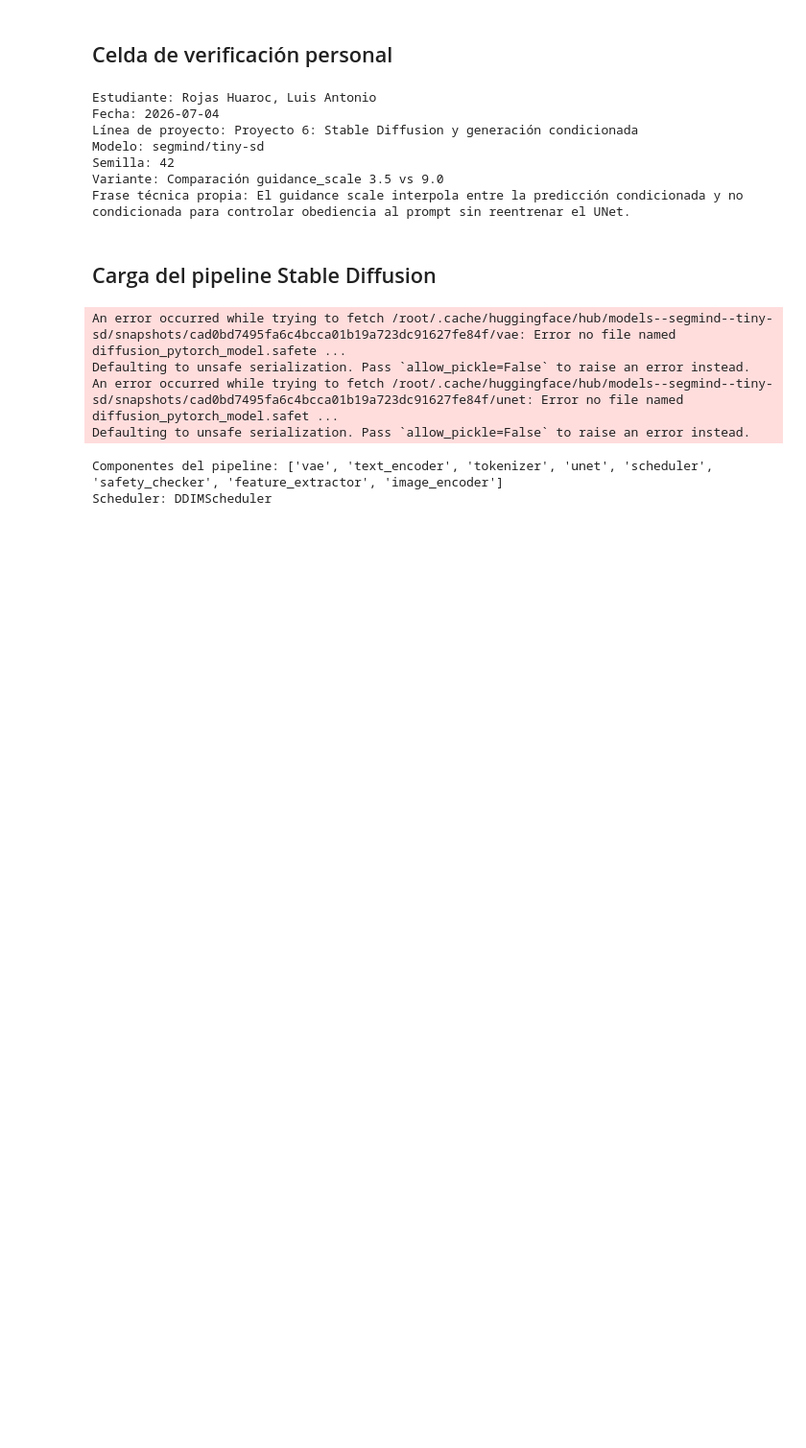
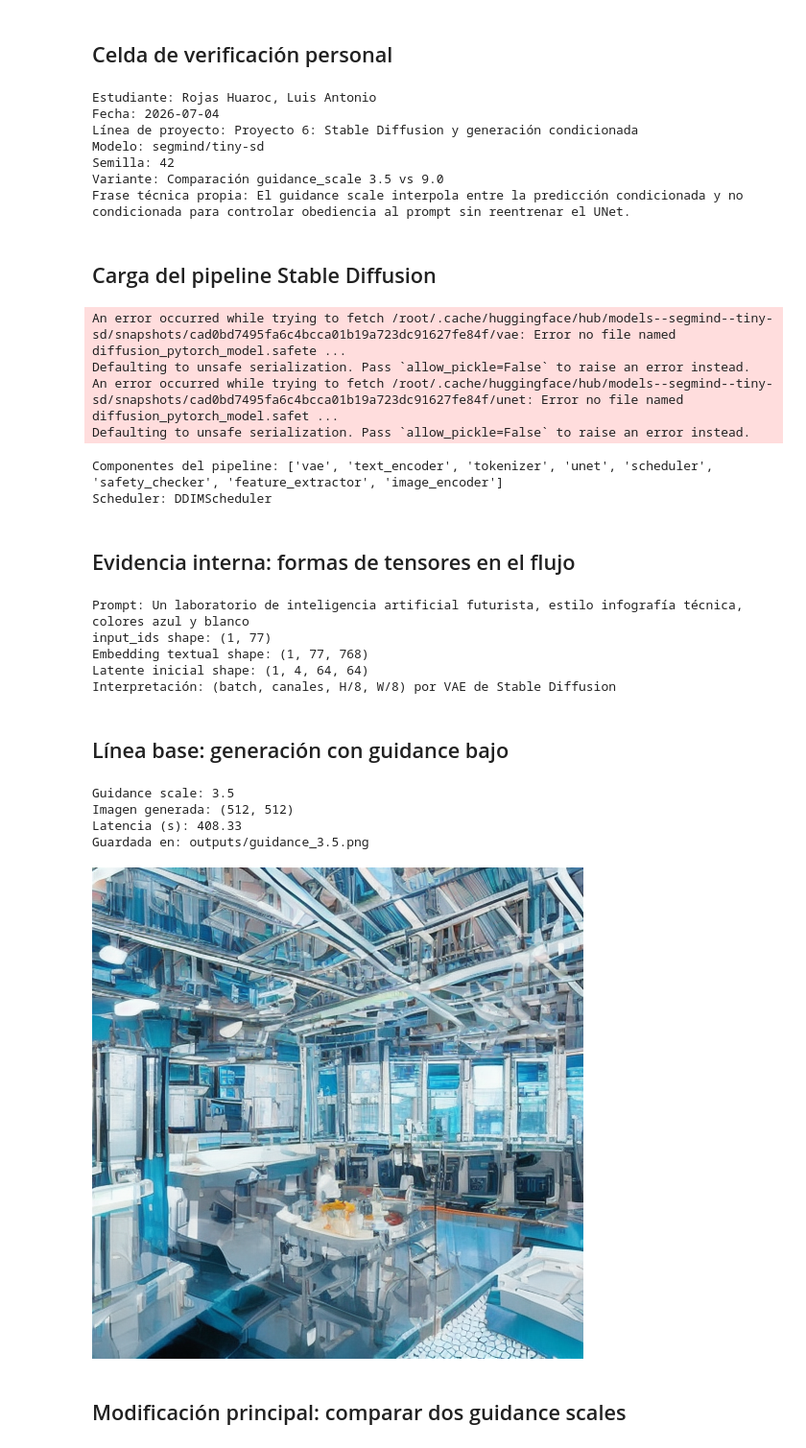
Before and after one commit to Luis-Rojas-H/trabajos-CC-0C2, a Jupyter notebook: practica_calificada-5/Proyecto6_Stable_Diffusion.ipynb, the cells around one changed output. Shown at 96% size. Drawn from its saved outputs; the diff is of its cells as text; code cells hidden in the pictures; blank space fills up the shorter version.

Commit message:
generación de imagen y varaiación (A y B)

```diff
--- a/practica_calificada-5/Proyecto6_Stable_Diffusion.ipynb
+++ b/practica_calificada-5/Proyecto6_Stable_Diffusion.ipynb
@@ -110,3 +110,78 @@ An error occurred while trying to fetch /root/.cache/huggingface/hub/models--seg
 Defaulting to unsafe serialization. Pass `allow_pickle=False` to raise an error instead.
 Componentes del pipeline: ['vae', 'text_encoder', 'tokenizer', 'unet', 'scheduler', 'safety_checker', 'feature_extractor', 'image_encoder']
 Scheduler: DDIMScheduler
+# %% [markdown]
+## Evidencia interna: formas de tensores en el flujo
+# %%
+# Tokenización y encoding textual
+text_inputs = pipe.tokenizer(
+    PROMPT,
+    padding="max_length",
+    max_length=pipe.tokenizer.model_max_length,
+    truncation=True,
+    return_tensors="pt",
+)
+input_ids = text_inputs.input_ids.to(device)
+
+with torch.no_grad():
+    text_embeddings = pipe.text_encoder(input_ids)[0]
+
+print("Prompt:", PROMPT)
+print("input_ids shape:", tuple(input_ids.shape))
+print("Embedding textual shape:", tuple(text_embeddings.shape))
+
+# Latente inicial (ruido en espacio comprimido)
+latent_channels = pipe.unet.config.in_channels
+latent_h = IMAGE_SIZE // 8
+latent_w = IMAGE_SIZE // 8
+latents = torch.randn(
+    (1, latent_channels, latent_h, latent_w),
+    generator=torch.Generator(device=device).manual_seed(SEED),
+    device=device,
+    dtype=dtype,
+)
+
+print("Latente inicial shape:", tuple(latents.shape))
+print("Interpretación: (batch, canales, H/8, W/8) por VAE de Stable Diffusion")
+# %% [output]
+Prompt: Un laboratorio de inteligencia artificial futurista, estilo infografía técnica, colores azul y blanco
+input_ids shape: (1, 77)
+Embedding textual shape: (1, 77, 768)
+Latente inicial shape: (1, 4, 64, 64)
+Interpretación: (batch, canales, H/8, W/8) por VAE de Stable Diffusion
+# %% [markdown]
+## Línea base: generación con guidance bajo
+# %%
+def generate_image(prompt: str, guidance_scale: float, seed: int = SEED) -> tuple[Image.Image, float]:
+    generator = torch.Generator(device=device).manual_seed(seed)
+    t0 = time.perf_counter()
+    result = pipe(
+        prompt=prompt,
+        negative_prompt=NEGATIVE_PROMPT,
+        num_inference_steps=NUM_INFERENCE_STEPS,
+        guidance_scale=guidance_scale,
+        generator=generator,
+        height=IMAGE_SIZE,
+        width=IMAGE_SIZE,
+    )
+    elapsed = time.perf_counter() - t0
+    return result.images[0], elapsed
+
+
+img_a, latency_a = generate_image(PROMPT, GUIDANCE_A)
+path_a = OUTPUT_DIR / f"guidance_{GUIDANCE_A}.png"
+img_a.save(path_a)
+
+print("Guidance scale:", GUIDANCE_A)
+print("Imagen generada:", img_a.size)
+print("Latencia (s):", round(latency_a, 2))
+print("Guardada en:", path_a)
+img_a
+# %% [output]
+Guidance scale: 3.5
+Imagen generada: (512, 512)
+Latencia (s): 408.33
+Guardada en: outputs/guidance_3.5.png
+[figure, added]
+# %% [markdown]
+## Modificación principal: comparar dos guidance scales
```
Also changed, not shown: parts of 1 cell of this notebook, 1 other file.
